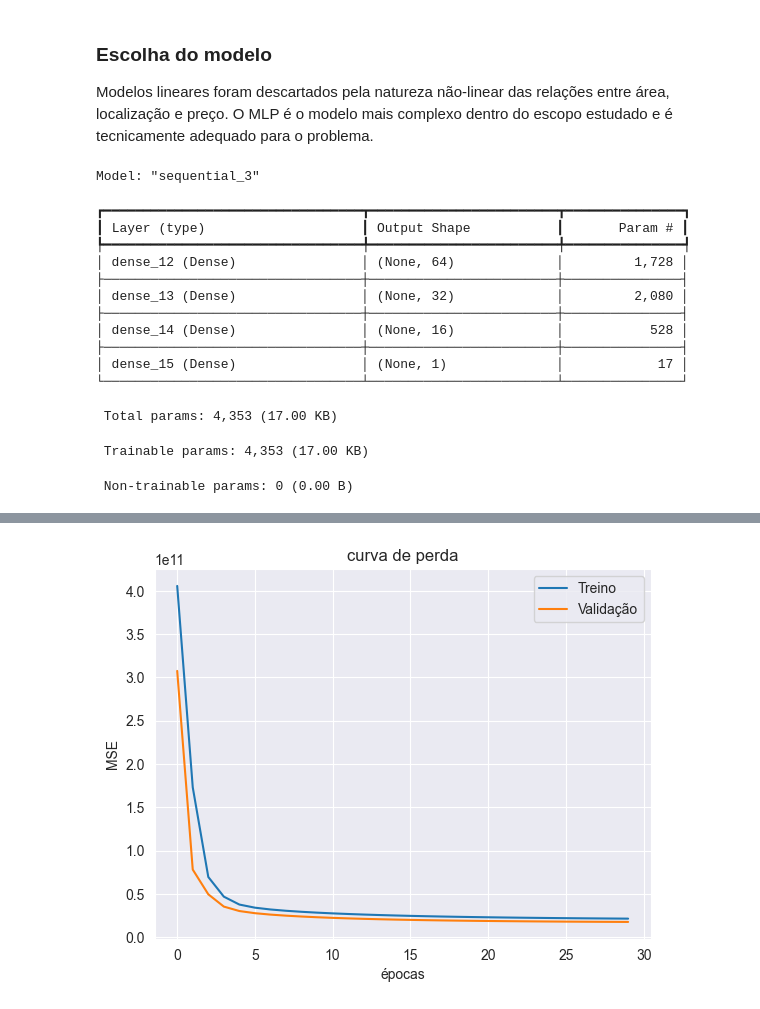
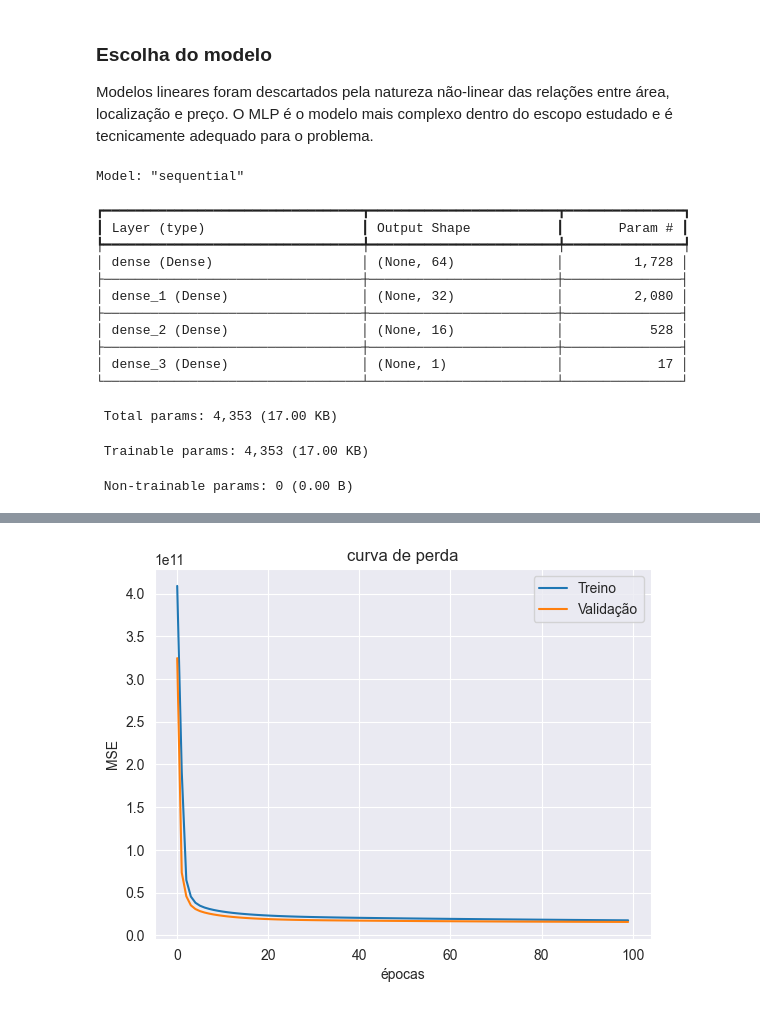
Before and after one commit to biacobral/previsao-preco-casas-ml, a Jupyter notebook: proposta.ipynb, the cells around one changed output, grey strips where cells are left out. Saved outputs shown, nothing was run; the diff lists cells and outputs as text; code cells hidden in the pictures.

Commit message:
ajustando modelo

```diff
--- a/proposta.ipynb
+++ b/proposta.ipynb
@@ -364,7 +364,7 @@ early_stop = EarlyStopping(
 
 history = model.fit(
     X_train_scaled, y_train,
-    epochs=30,
+    epochs=100,
     batch_size=32,
     validation_split=0.1,
     callbacks=[early_stop]
@@ -385,17 +385,17 @@ plt.ylabel('MSE')
 plt.legend()
 plt.show()
 # %% [output]
-Model: "sequential_3"
+Model: "sequential"
 ┏━━━━━━━━━━━━━━━━━━━━━━━━━━━━━━━━━┳━━━━━━━━━━━━━━━━━━━━━━━━┳━━━━━━━━━━━━━━━┓
 ┃ Layer (type)                    ┃ Output Shape           ┃       Param # ┃
 ┡━━━━━━━━━━━━━━━━━━━━━━━━━━━━━━━━━╇━━━━━━━━━━━━━━━━━━━━━━━━╇━━━━━━━━━━━━━━━┩
-│ dense_12 (Dense)                │ (None, 64)             │         1,728 │
+│ dense (Dense)                   │ (None, 64)             │         1,728 │
 ├─────────────────────────────────┼────────────────────────┼───────────────┤
-│ dense_13 (Dense)                │ (None, 32)             │         2,080 │
+│ dense_1 (Dense)                 │ (None, 32)             │         2,080 │
 ├─────────────────────────────────┼────────────────────────┼───────────────┤
-│ dense_14 (Dense)                │ (None, 16)             │           528 │
+│ dense_2 (Dense)                 │ (None, 16)             │           528 │
 ├─────────────────────────────────┼────────────────────────┼───────────────┤
-│ dense_15 (Dense)                │ (None, 1)              │            17 │
+│ dense_3 (Dense)                 │ (None, 1)              │            17 │
 └─────────────────────────────────┴────────────────────────┴───────────────┘
  Total params: 4,353 (17.00 KB)
  Trainable params: 4,353 (17.00 KB)
@@ -420,4 +420,4 @@ R²: 0.8227
-[figure, old version]
+[figure, new version]
 # %%
 df_future = df_future[features]
 df_future_scaled = scaler.transform(df_future)
```
Also changed, not shown: parts of 3 cells of this notebook.
